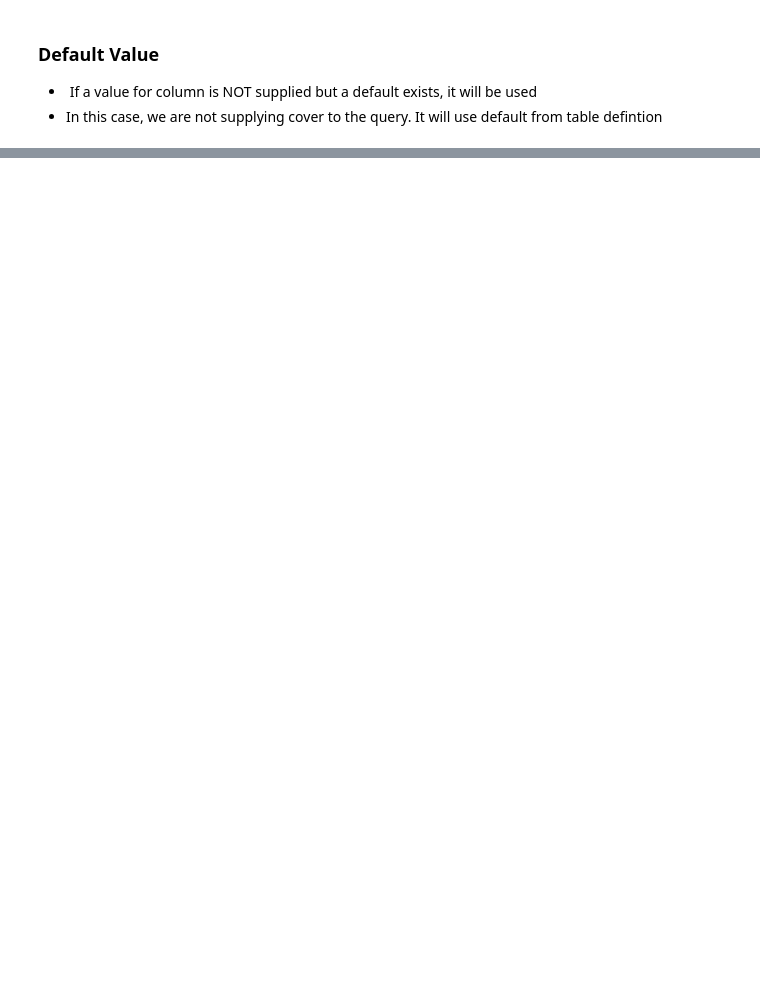
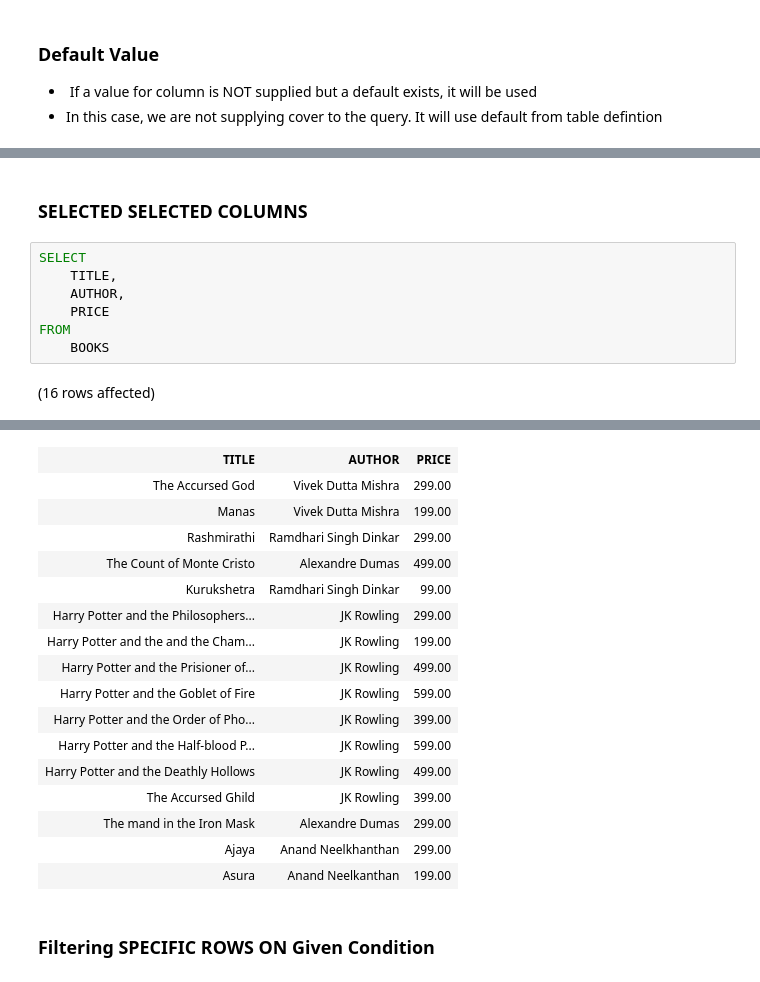
Before and after one commit to vivekduttamishra/202407-g7cr-sqlserver, a Jupyter notebook: books_notes.ipynb, the cells around one changed output, grey strips where cells are left out. Drawn from its saved outputs; the diff is of its cells as text; blank space fills up the shorter version.

```diff
--- a/books_notes.ipynb
+++ b/books_notes.ipynb
@@ -83,0 +163,11 @@ Total execution time: 00:00:00.013
+# %% [markdown]
+### SELECTED SELECTED COLUMNS
+# %%
+SELECT
+    TITLE,
+    AUTHOR,
+    PRICE
+FROM
+    BOOKS
+# %% [output]
+(16 rows affected)
@@ -83,0 +175,19 @@ Total execution time: 00:00:00.013
+| TITLE | AUTHOR | PRICE |
+| The Accursed God | Vivek Dutta Mishra | 299.00 |
+| Manas | Vivek Dutta Mishra | 199.00 |
+| Rashmirathi | Ramdhari Singh Dinkar | 299.00 |
+| The Count of Monte Cristo | Alexandre Dumas | 499.00 |
+| Kurukshetra | Ramdhari Singh Dinkar | 99.00 |
+| Harry Potter and the Philosophers... | JK Rowling | 299.00 |
+| Harry Potter and the and the Cham... | JK Rowling | 199.00 |
+| Harry Potter and the Prisioner of... | JK Rowling | 499.00 |
+| Harry Potter and the Goblet of Fire | JK Rowling | 599.00 |
+| Harry Potter and the Order of Pho... | JK Rowling | 399.00 |
+| Harry Potter and the Half-blood P... | JK Rowling | 599.00 |
+| Harry Potter and the Deathly Hollows | JK Rowling | 499.00 |
+| The Accursed Ghild | JK Rowling | 399.00 |
+| The mand in the Iron Mask | Alexandre Dumas | 299.00 |
+| Ajaya | Anand Neelkhanthan | 299.00 |
+| Asura | Anand Neelkanthan | 199.00 |
+# %% [markdown]
+### Filtering SPECIFIC ROWS ON Given Condition
```
Also changed, not shown: parts of 36 cells of this notebook, 1 other file.
